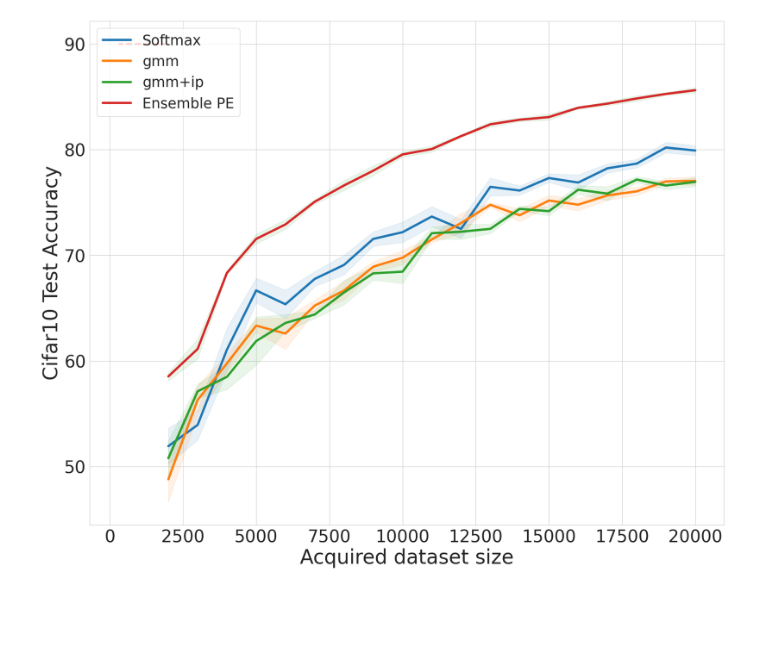
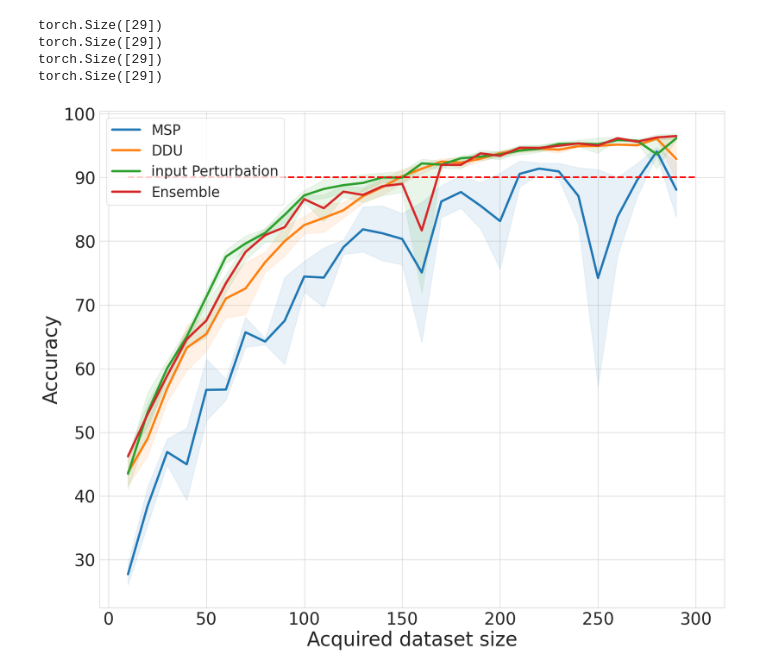
Before and after one commit to buyizhiyou/YYM, a Jupyter notebook: dum/notebooks/active_learning_visualization.ipynb, the cells around one changed output. Saved outputs shown, nothing was run; the diff lists cells and outputs as text; code cells hidden in the pictures; blank space fills up the shorter version.

```diff
--- a/dum/notebooks/active_learning_visualization.ipynb
+++ b/dum/notebooks/active_learning_visualization.ipynb
@@ -5,15 +5,15 @@ import torch
 import matplotlib.pyplot as plt
 import seaborn as sb
 # %%
-acc_softmax = '/home/sq/YYM/dum/results/active_learning/2024_10_07_12_38_13/test_accs_resnet18_sn_3.0_mod_seed_1_entropy_cifar10_0.0.json'
-acc_gmm = '/home/sq/YYM/dum/results/active_learning/2024_10_07_12_04_56/test_accs_resnet18_sn_3.0_mod_seed_1_gmm_cifar10_0.0.json'
-acc_gmm_ip = '/home/sq/YYM/dum/results/active_learning/2024_10_08_09_44_01/test_accs_resnet18_sn_3.0_mod_seed_1_gmm_input_perturbation_cifar10_0.01.json'
-acc_ensemble = '/home/sq/YYM/dum/results/active_learning/2024_10_08_17_00_03/test_accs_resnet18_sn_3.0_mod_seed_1_ensemble_cifar10_0.0.json'
+# acc_softmax = '/home/sq/YYM/dum/results/active_learning/2024_10_07_12_38_13/test_accs_resnet18_sn_3.0_mod_seed_1_entropy_cifar10_0.0.json'
+# acc_gmm = '/home/sq/YYM/dum/results/active_learning/2024_10_07_12_04_56/test_accs_resnet18_sn_3.0_mod_seed_1_gmm_cifar10_0.0.json'
+# acc_gmm_ip = '/home/sq/YYM/dum/results/active_learning/2024_10_08_09_44_01/test_accs_resnet18_sn_3.0_mod_seed_1_gmm_input_perturbation_cifar10_0.01.json'
+# acc_ensemble = '/home/sq/YYM/dum/results/active_learning/2024_10_08_17_00_03/test_accs_resnet18_sn_3.0_mod_seed_1_ensemble_cifar10_0.0.json'
 
-# acc_softmax = '/home/sq/YYM/dum/results/active_learning/2024_05_14_23_16_51/test_accs_resnet18_sn_3.0_mod_seed_1_gmm_mnist.json'
-# acc_gmm = '/home/sq/YYM/dum/results/active_learning/2024_10_04_00_23_43/test_accs_resnet18_sn_3.0_mod_seed_1_gmm_mnist.json'
-# acc_gmm_ip = '/home/sq/YYM/dum/results/active_learning/2024_10_04_01_17_45/test_accs_resnet18_sn_3.0_mod_seed_1_gmm_input_perturbation_mnist.json'
-# acc_ensemble = '/home/sq/YYM/dum/results/active_learning/2024_10_04_02_26_45/test_accs_resnet18_sn_3.0_mod_seed_1_ensemble_mnist.json'
+acc_softmax = '/home/sq/YYM/dum/results/active_learning/mnist/2024_12_22_22_22_40/test_accs_resnet18_seed_1_entropy_mnist_0.0.json'
+acc_gmm = '/home/sq/YYM/dum/results/active_learning/mnist/2024_10_04_00_23_43/test_accs_resnet18_sn_3.0_mod_seed_1_gmm_mnist.json'
+acc_gmm_ip = '/home/sq/YYM/dum/results/active_learning/mnist/2024_10_04_01_17_45/test_accs_resnet18_sn_3.0_mod_seed_1_gmm_input_perturbation_mnist.json'
+acc_ensemble = '/home/sq/YYM/dum/results/active_learning/mnist/2024_10_04_02_26_45/test_accs_resnet18_sn_3.0_mod_seed_1_ensemble_mnist.json'
 # %%
 # Load files
 file_names = {
@@ -49,46 +49,55 @@ for file_name in file_names.keys():
     std_dict[file_name] = std_vec
 # %%
 clrs = ['#1f77b4','#ff7f0e', '#2ca02c','#d62728', '#9467bd', '#8c564b', '#e377c2', '#7f7f7f', '#bcbd22','#17becf']
+print(mean_dict[acc_ensemble].shape)
+print(mean_dict[acc_gmm].shape)
+print(mean_dict[acc_gmm_ip].shape)
+print(mean_dict[acc_softmax].shape)
+# %% [output]
+torch.Size([29])
+torch.Size([29])
+torch.Size([29])
+torch.Size([29])
 # %%
 sb.set_style('whitegrid')
 plt.rcParams["figure.figsize"] = (20, 16)
 
 nums = mean_dict[acc_softmax].shape[0]
-start = 2000
-end = 21000
-step = 1000
-# start = 5
-# end = 305
-# step = 10
-plt.plot([i for i in range(start, end, step)], mean_dict[acc_softmax], linewidth=4, linestyle='-', color=clrs[0], label="Softmax")
+# start = 2000
+# end = 21000
+# step = 1000
+start = 10
+end = 300
+step = 10
+plt.plot([i for i in range(start, end, step)], mean_dict[acc_softmax], linewidth=4, linestyle='-', color=clrs[0], label="MSP")
 plt.fill_between([i for i in range(start, end, step)],
                  (mean_dict[acc_softmax]-std_dict[acc_softmax]).numpy().tolist(),
                  (mean_dict[acc_softmax]+std_dict[acc_softmax]).numpy().tolist(),
                  color=clrs[0], alpha=0.1)
-plt.plot([i for i in range(start, end, step)], mean_dict[acc_gmm], linewidth=4, linestyle='-', color=clrs[1], label="gmm")
+plt.plot([i for i in range(start, end, step)], mean_dict[acc_gmm], linewidth=4, linestyle='-', color=clrs[1], label="DDU")
 plt.fill_between([i for i in range(start, end, step)],
                  (mean_dict[acc_gmm]-std_dict[acc_gmm]).numpy().tolist(),
                  (mean_dict[acc_gmm]+std_dict[acc_gmm]).numpy().tolist(),
                  color=clrs[1], alpha=0.1)
-plt.plot([i for i in range(start, end, step)], mean_dict[acc_gmm_ip], linewidth=4, linestyle='-', color=clrs[2], label="gmm+ip")
+plt.plot([i for i in range(start, end, step)], mean_dict[acc_gmm_ip], linewidth=4, linestyle='-', color=clrs[2], label="input Perturbation")
 plt.fill_between([i for i in range(start, end, step)],
                  (mean_dict[acc_gmm_ip]-std_dict[acc_gmm_ip]).numpy().tolist(),
                  (mean_dict[acc_gmm_ip]+std_dict[acc_gmm_ip]).numpy().tolist(),
                  color=clrs[2], alpha=0.1,)
 
-plt.plot([i for i in range(start, end, step)], mean_dict[acc_ensemble], linewidth=4, linestyle='-', color=clrs[3], label="Ensemble PE")
+plt.plot([i for i in range(start, end, step)], mean_dict[acc_ensemble], linewidth=4, linestyle='-', color=clrs[3], label="Ensemble")
 plt.fill_between([i for i in range(start, end, step)],
                  (mean_dict[acc_ensemble]-std_dict[acc_ensemble]).numpy().tolist(),
                  (mean_dict[acc_ensemble]+std_dict[acc_ensemble]).numpy().tolist(),
                  color=clrs[2], alpha=0.1,)
 
 
 plt.hlines(90, start, 300, linestyles="dashed", linewidth=3, color="r")
 plt.xticks(fontsize=30)
 plt.yticks(fontsize=30)
 plt.xlabel('Acquired dataset size', fontsize=35)
-plt.ylabel('Cifar10 Test Accuracy', fontsize=35)
+plt.ylabel('Accuracy', fontsize=35)
 plt.legend(fontsize=25)
-plt.savefig('./pngs/active_learning/test_accuracy_active_learning.png', bbox_inches='tight')
+plt.savefig('./pngs/active_learning/mnist_test_accuracy_active_learning.png', bbox_inches='tight')
 # %% [output]
-[figure, old version]
+[figure, new version]
```
Also changed, not shown: 10 other files.
